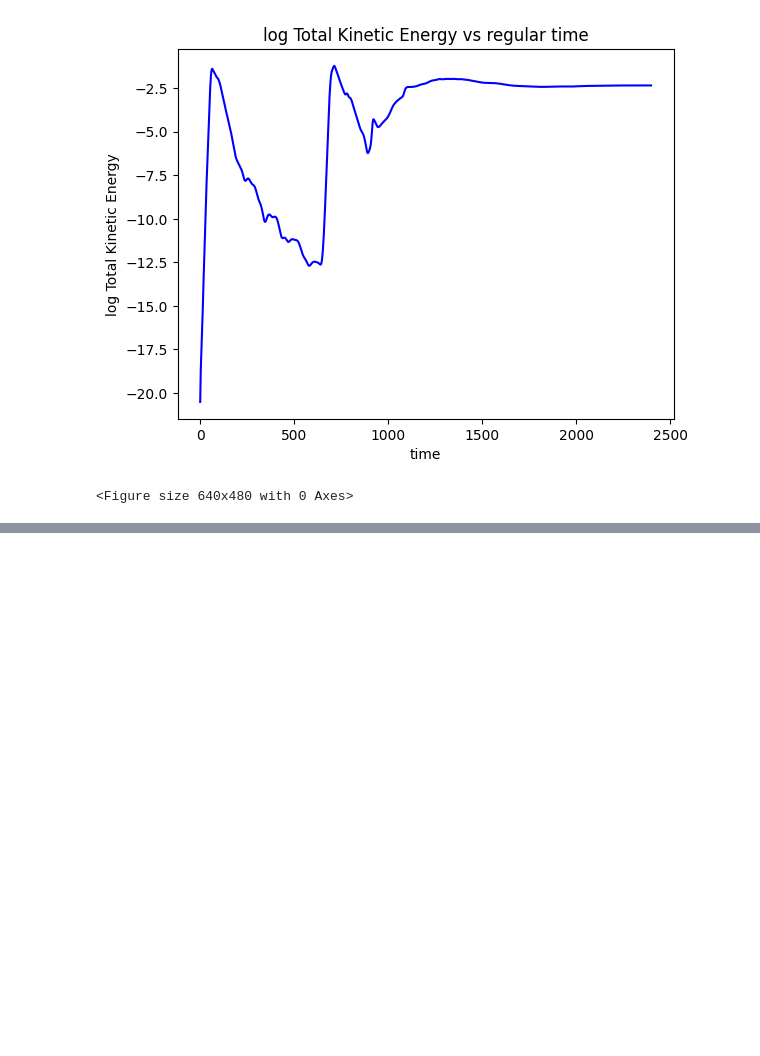
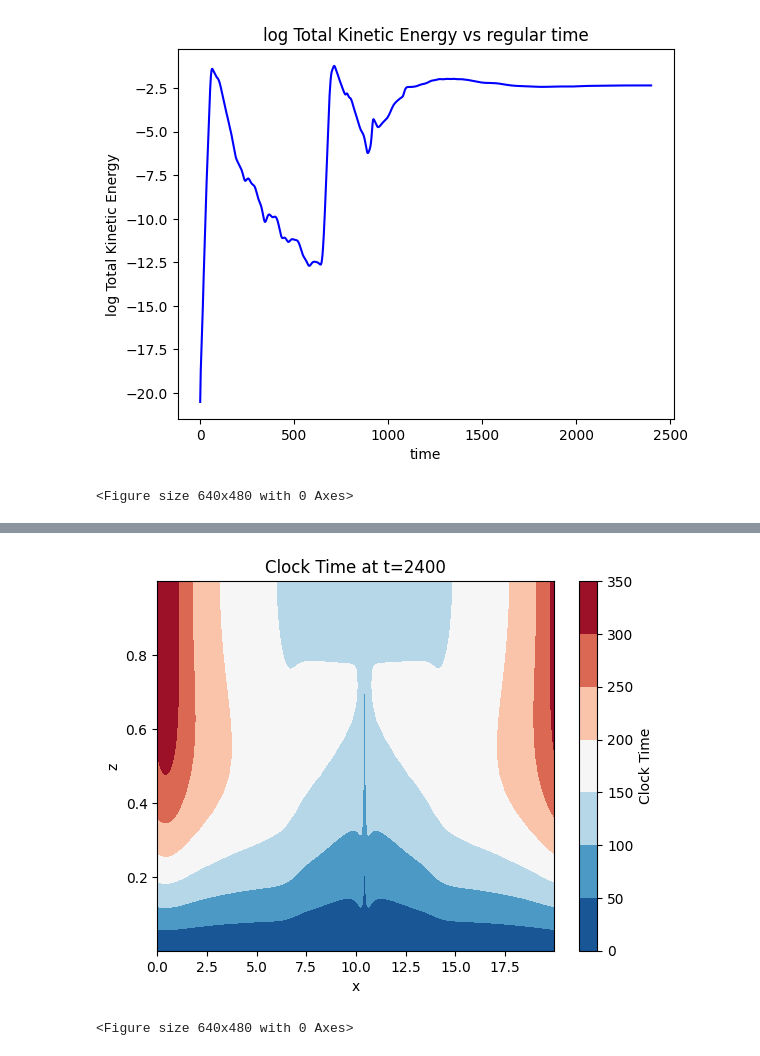
Before and after one commit to bz226/Research-Dedalus, a Jupyter notebook: 2d/4e50.33Q=0.0014/Plotting.ipynb, the cells around one changed output, grey strips where cells are left out. Drawn from its saved outputs; the diff is of its cells as text; code cells hidden in the pictures; blank space fills up the shorter version.

```diff
--- a/2d/4e50.33Q=0.0014/Plotting.ipynb
+++ b/2d/4e50.33Q=0.0014/Plotting.ipynb
@@ -174,0 +224,20 @@ plt.clf()
+# %%
+folder_dir = save_dir+"/snapshots"
+
+file_paths = [os.path.join(folder_dir, file) for file in listdir(folder_dir) if os.path.isfile(os.path.join(folder_dir, file)) and file.endswith('.h5')]
+#sort by the number in the file name
+file_paths.sort(key=lambda f: int(re.sub('\D', '', f)))
+file = file_paths[-1]
+with h5py.File(file, mode='r') as file:
+    print(list(file.keys()))
+    scalekeys=list(file['scales'].keys())
+    taskkeys=list(file['tasks'].keys())
+    print(scalekeys)
+    print(taskkeys)
+    #automatic read x y zhash: testing feature
+    xhash=scalekeys[-2]
+    zhash=scalekeys[-1]
+    x=file['scales'][xhash]
+    z=file['scales'][zhash]
+    x=np.array(x)
+    z=np.array(z)
@@ -174,0 +248,22 @@ plt.clf()
+# %%
+#Plot C
+folder_dir = save_dir+"/snapshots"
+
+file_paths = [os.path.join(folder_dir, file) for file in listdir(folder_dir) if os.path.isfile(os.path.join(folder_dir, file)) and file.endswith('.h5')]
+#sort by the number in the file name
+file_paths.sort(key=lambda f: int(re.sub('\D', '', f)))
+#read the last file in the file path
+file = file_paths[-1]
+with h5py.File(file, mode='r') as file:
+    C = np.transpose(file['tasks']['C'][-1,:,:])
+    plt.contourf(x, z , C, cmap='RdBu_r')
+    plt.colorbar(label='Clock Time')
+    plt.xlabel('x')
+    plt.ylabel('z')
+    plt.title('Clock Time at t=2400')
+    plt.show()
+    plt.savefig(plot_dir+'/C.png', dpi=200, bbox_inches='tight')
+    plt.clf()
+# %% [output]
+[figure, added]
+<Figure size 640x480 with 0 Axes>
```
Also changed, not shown: parts of 4 cells of this notebook, 12 other files.
